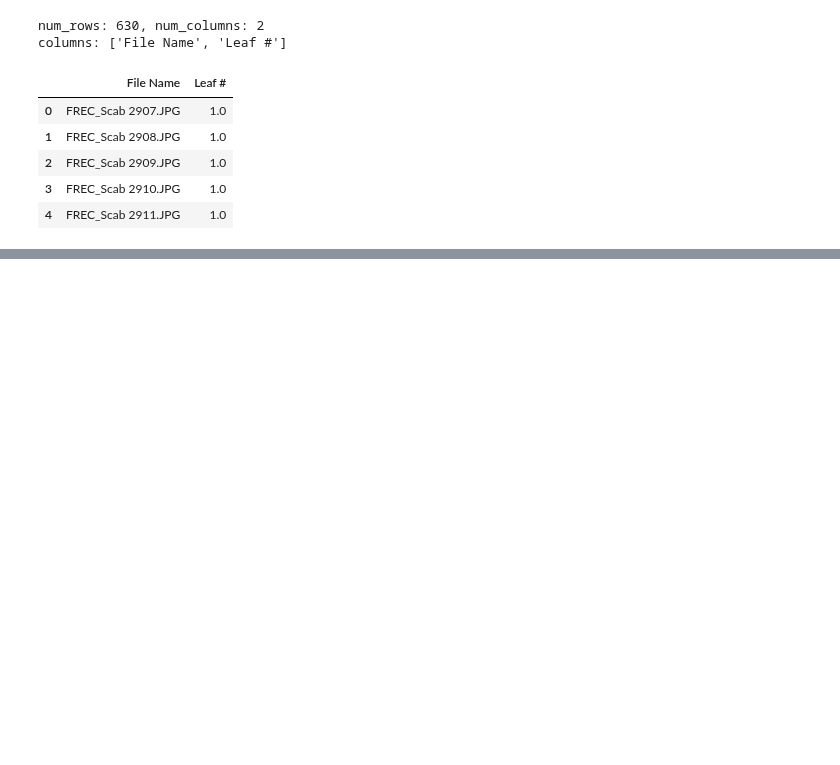
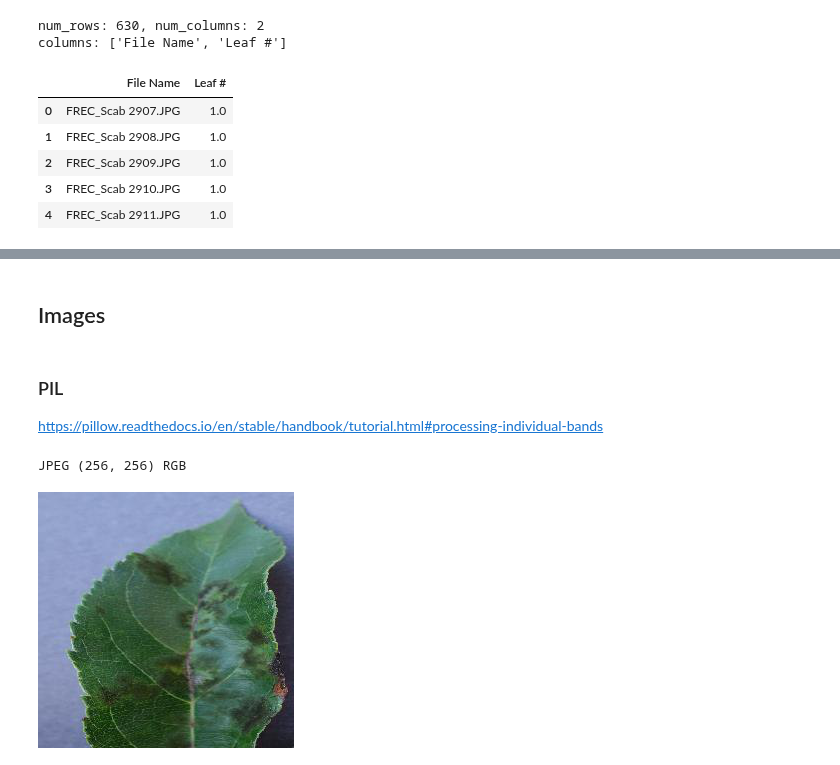
Before and after one commit to bitjockey42/ikapati-research, a Jupyter notebook: notebooks/1.0-agj-data-exploration.ipynb, the cells around one changed output, grey strips where cells are left out. Cells and saved outputs as stored; diff of their text form; code cells hidden in the pictures; blank space fills up the shorter version.

```diff
--- a/notebooks/1.0-agj-data-exploration.ipynb
+++ b/notebooks/1.0-agj-data-exploration.ipynb
@@ -34,0 +86,2 @@ columns: ['File Name', 'Leaf #']
+# %% [markdown]
+## Images
@@ -34,0 +95,19 @@ columns: ['File Name', 'Leaf #']
+# %% [markdown]
+### PIL
+
+https://pillow.readthedocs.io/en/stable/handbook/tutorial.html#processing-individual-bands
+# %%
+RAW_IMAGES_DIR = os.path.join(RAW_DATA_DIR, "raw")
+COLOR_IMAGES_DIR = os.path.join(RAW_IMAGES_DIR, "color")
+# %%
+apple_scab_filenames = glob.glob(os.path.join(COLOR_IMAGES_DIR, "Apple___Apple_scab", "*.JPG"))
+# %%
+im = Image.open(apple_scab_filenames[0])
+# %%
+print(im.format, im.size, im.mode)
+# %% [output]
+JPEG (256, 256) RGB
+# %%
+im
+# %% [output]
+[figure, added]
```
Also changed, not shown: parts of 16 cells of this notebook.
